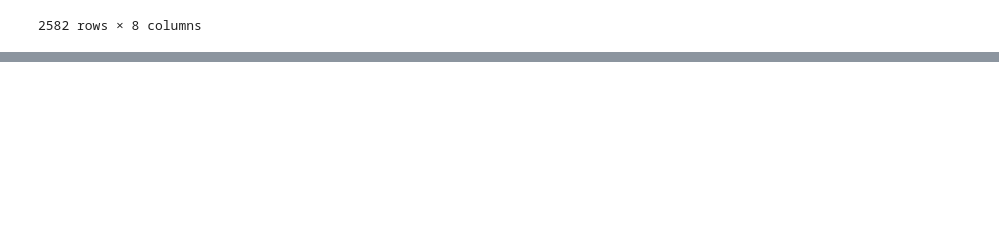
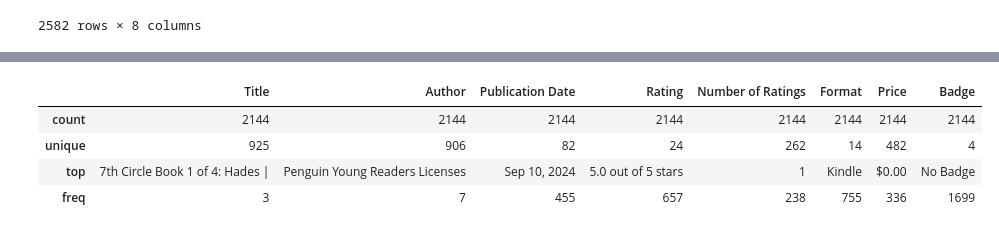
Before and after one commit to yosra-Mahjoub/Amazon-Book-Data-Scraper-and-Dashboard, a Jupyter notebook: Amazon Book Scraper.ipynb, the cells around one changed output, grey strips where cells are left out. Cells and saved outputs as stored; diff of their text form; code cells hidden in the pictures; blank space fills up the shorter version.

```diff
--- a/Amazon Book Scraper.ipynb
+++ b/Amazon Book Scraper.ipynb
@@ -431,0 +478,8 @@ df.dropna(inplace=True).reset_index(drop=True)
+# %%
+df.describe()
+# %% [output]
+|  | Title | Author | Publication Date | Rating | Number of Ratings | Format | Price | Badge |
+| count | 2144 | 2144 | 2144 | 2144 | 2144 | 2144 | 2144 | 2144 |
+| unique | 925 | 906 | 82 | 24 | 262 | 14 | 482 | 4 |
+| top | 7th Circle Book 1 of 4: Hades | | Penguin Young Readers Licenses | Sep 10, 2024 | 5.0 out of 5 stars | 1 | Kindle | $0.00 | No Badge |
+| freq | 3 | 7 | 455 | 657 | 238 | 755 | 336 | 1699 |
```
Also changed, not shown: parts of 21 cells of this notebook.
